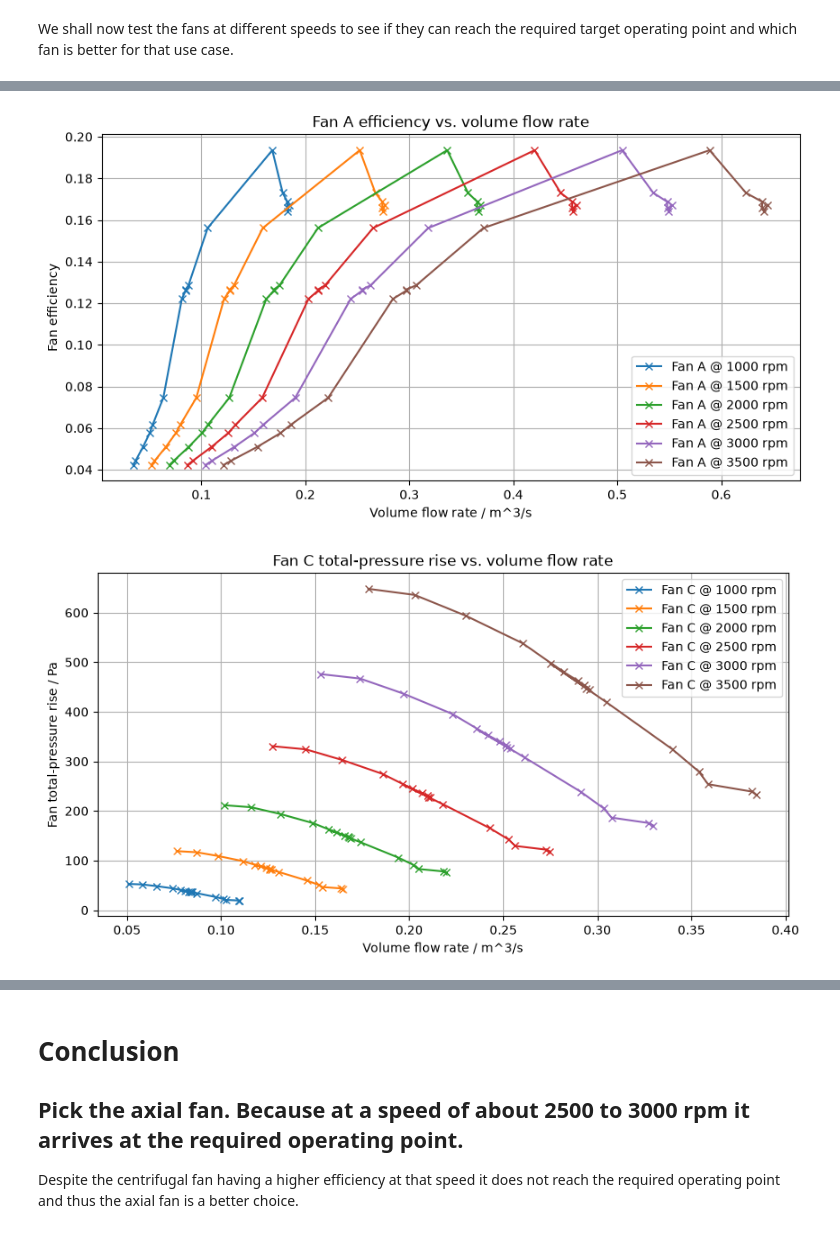
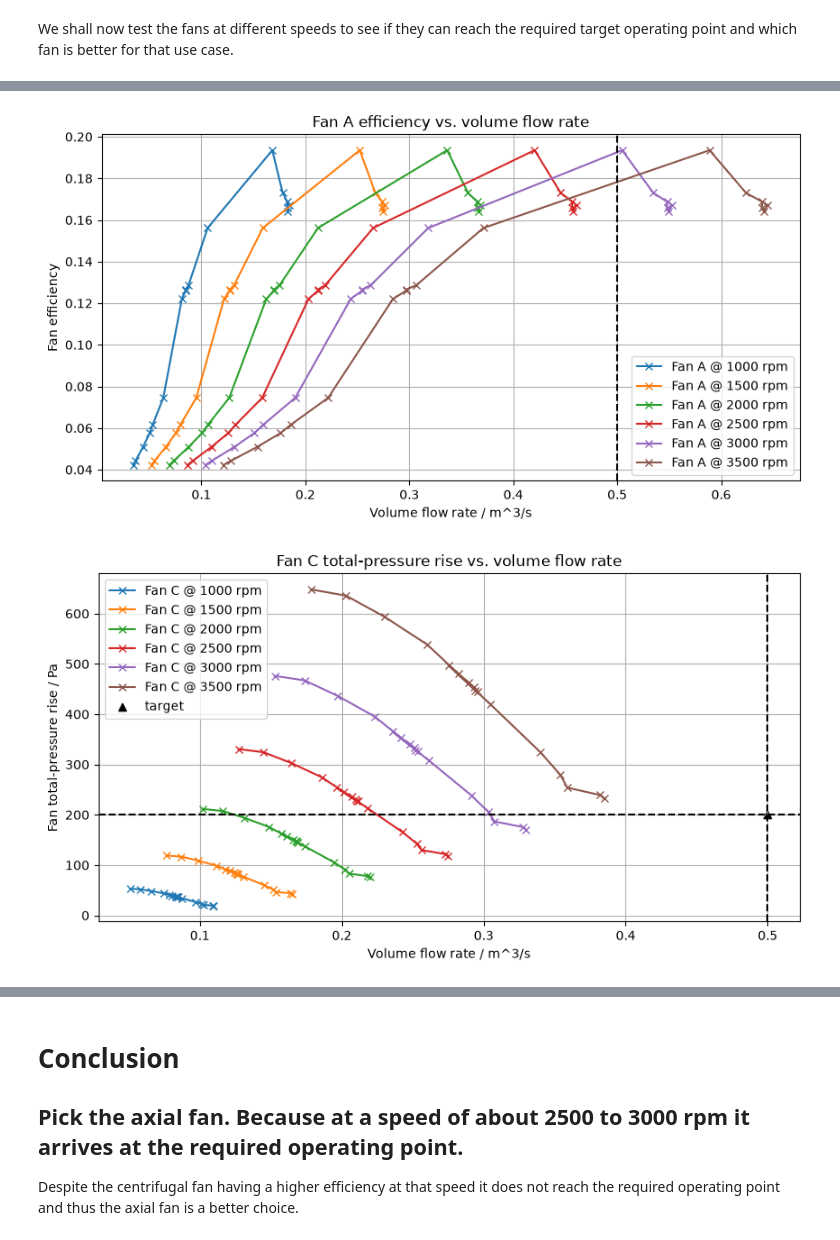
Before and after one commit to LOP-POL/MUP_LAB_FAN, a Jupyter notebook: LabCourse_PythonEvaluation_SOLVED.ipynb, the cells around one changed output, grey strips where cells are left out. Saved outputs shown, nothing was run; the diff lists cells and outputs as text; code cells hidden in the pictures.

Commit message:
refactor: added the target to the diagrams for section 6

```diff
--- a/LabCourse_PythonEvaluation_SOLVED.ipynb
+++ b/LabCourse_PythonEvaluation_SOLVED.ipynb
@@ -597,7 +597,7 @@ This function takes an array of fan speeds you would like to try out an plots th
 # %%
 target_speeds_A = [x for x in range(1000,4000,500)]
 target_speeds_C = [x for x in range(1000,4000,500)]
-def plot_fan_curves_at_speeds(speeds,Fan="C",vfr=vfr_1,dptot=dptot_1,P_Fluid=P_Fluid_1,P_M = P_M_1,n_measured = df1['fan_speed']):
+def plot_fan_curves_at_speeds(speeds,Fan="C",target={'vfr':0.5,'p':200},vfr=vfr_1,dptot=dptot_1,P_Fluid=P_Fluid_1,P_M = P_M_1,n_measured = df1['fan_speed']):
     """Plot scaled fan curves for a Fan at the requested speeds."""
     def scale_fan1(vfr, dptot, P_Fluid, P_M, n_measured, n_target):
         valid = n_measured.notna()
@@ -617,6 +617,10 @@ def plot_fan_curves_at_speeds(speeds,Fan="C",vfr=vfr_1,dptot=dptot_1,P_Fluid=P_F
     plt.title(f'Fan {Fan} total-pressure rise vs. volume flow rate')
     plt.xlabel('Volume flow rate / m^3/s')
     plt.ylabel('Fan total-pressure rise / Pa')
+    plt.scatter(target['vfr'],target['p'],marker='^',color='k',label='target')
+    plt.axvline(x=target['vfr'],color='k',linestyle='--')
+    plt.axhline(y=target['p'],color='k',linestyle='--')
+
     plt.grid(True)
     plt.legend()
     plt.show()
@@ -628,6 +632,7 @@ def plot_fan_curves_at_speeds(speeds,Fan="C",vfr=vfr_1,dptot=dptot_1,P_Fluid=P_F
     plt.title(f'Fan {Fan} efficiency vs. volume flow rate')
     plt.xlabel('Volume flow rate / m^3/s')
     plt.ylabel('Fan efficiency')
+    plt.axvline(x=target['vfr'],color='k',linestyle='--')
     plt.grid(True)
     plt.legend()
     plt.show()
@@ -640,6 +645,7 @@ If your datset is not complete, you can use the provided dataset of fan_1 and fa
 # %% [markdown]
 We shall now test the fans at different speeds to see if they can reach the required target operating point and which fan is better for that use case.
 # %%
-plot_fan_curves_at_speeds(target_speeds_A, "A")
-plot_fan_curves_at_speeds(target_speeds_C,"C",vfr_2,dptot_2,P_Fluid_2,P_M_2,df2['fan_speed'])
+target = {'vfr':0.5,'p':200}
+plot_fan_curves_at_speeds(target_speeds_A, "A",target={'vfr':0.5,'p':200})
+plot_fan_curves_at_speeds(target_speeds_C,"C",target,vfr_2,dptot_2,P_Fluid_2,P_M_2,df2['fan_speed'])
 # %% [output]
@@ -647,2 +653,2 @@ plot_fan_curves_at_speeds(target_speeds_C,"C",vfr_2,dptot_2,P_Fluid_2,P_M_2,df2[
-[figure, old version]
+[figure, new version]
-[figure, old version]
+[figure, new version]
```
Also changed, not shown: parts of 3 cells of this notebook.
